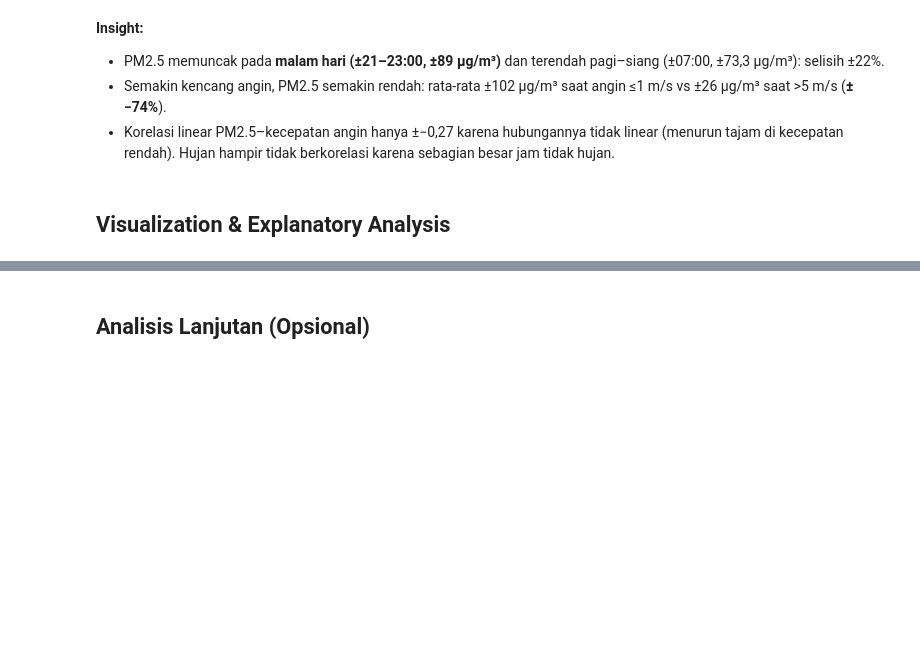
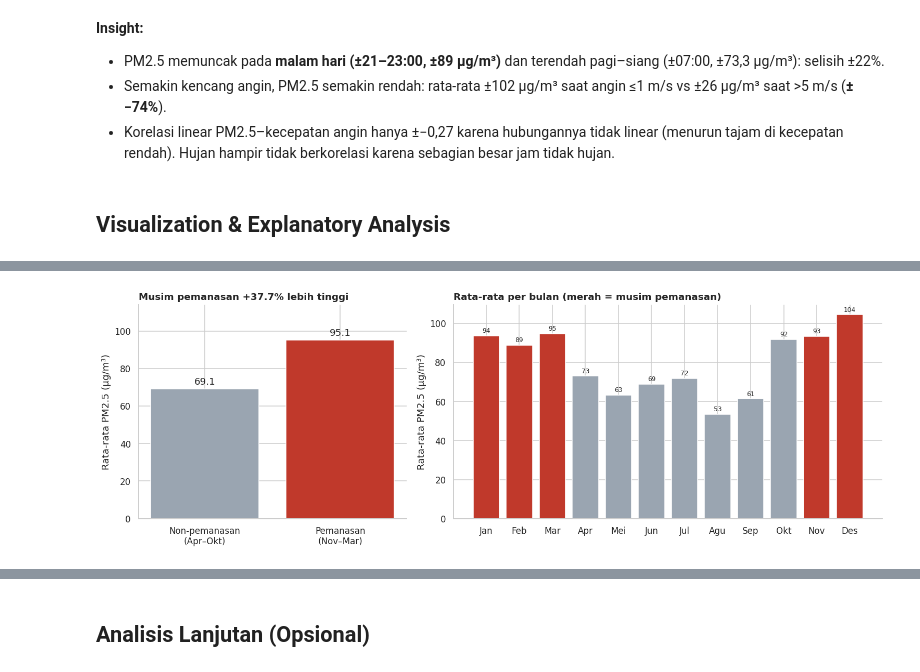
Before and after one commit to LrRyPa/Proyek_Analisis_Data, a Jupyter notebook: notebook.ipynb, the cells around one changed output, grey strips where cells are left out. Saved outputs shown, nothing was run; the diff lists cells and outputs as text; code cells hidden in the pictures; blank space fills up the shorter version.

```diff
--- a/notebook.ipynb
+++ b/notebook.ipynb
@@ -515,0 +487,24 @@ plt.tight_layout(); plt.show()
+# %%
+pem = df_pm.groupby('musim')['PM2.5'].mean()
+v_pem, v_non = pem['Pemanasan (Nov–Mar)'], pem['Non-pemanasan (Apr–Okt)']
+selisih = v_pem / v_non - 1
+kal = df_pm.groupby('month')['PM2.5'].mean()
+
+fig, axes = plt.subplots(1, 2, figsize=(14, 4.8), gridspec_kw={'width_ratios': [1, 1.6]})
+
+ax = axes[0]
+bars = ax.bar(['Non-pemanasan\n(Apr–Okt)', 'Pemanasan\n(Nov–Mar)'], [v_non, v_pem], color=[BASE, ACCENT])
+ax.bar_label(bars, fmt='%.1f', padding=3)
+ax.set_ylabel('Rata-rata PM2.5 (µg/m³)'); ax.set_ylim(0, v_pem * 1.2)
+ax.set_title(f'Musim pemanasan {selisih:+.1%} lebih tinggi', loc='left', fontweight='bold')
+
+ax = axes[1]
+nama_bulan = ['Jan','Feb','Mar','Apr','Mei','Jun','Jul','Agu','Sep','Okt','Nov','Des']
+warna = [ACCENT if m in (11, 12, 1, 2, 3) else BASE for m in kal.index]
+bars = ax.bar(nama_bulan, kal.values, color=warna)
+ax.bar_label(bars, fmt='%.0f', padding=2, fontsize=8)
+ax.set_ylabel('Rata-rata PM2.5 (µg/m³)')
+ax.set_title('Rata-rata per bulan (merah = musim pemanasan)', loc='left', fontweight='bold')
+plt.tight_layout(); plt.show()
+# %% [output]
+[figure, added]
```
Also changed, not shown: parts of 20 cells of this notebook.
